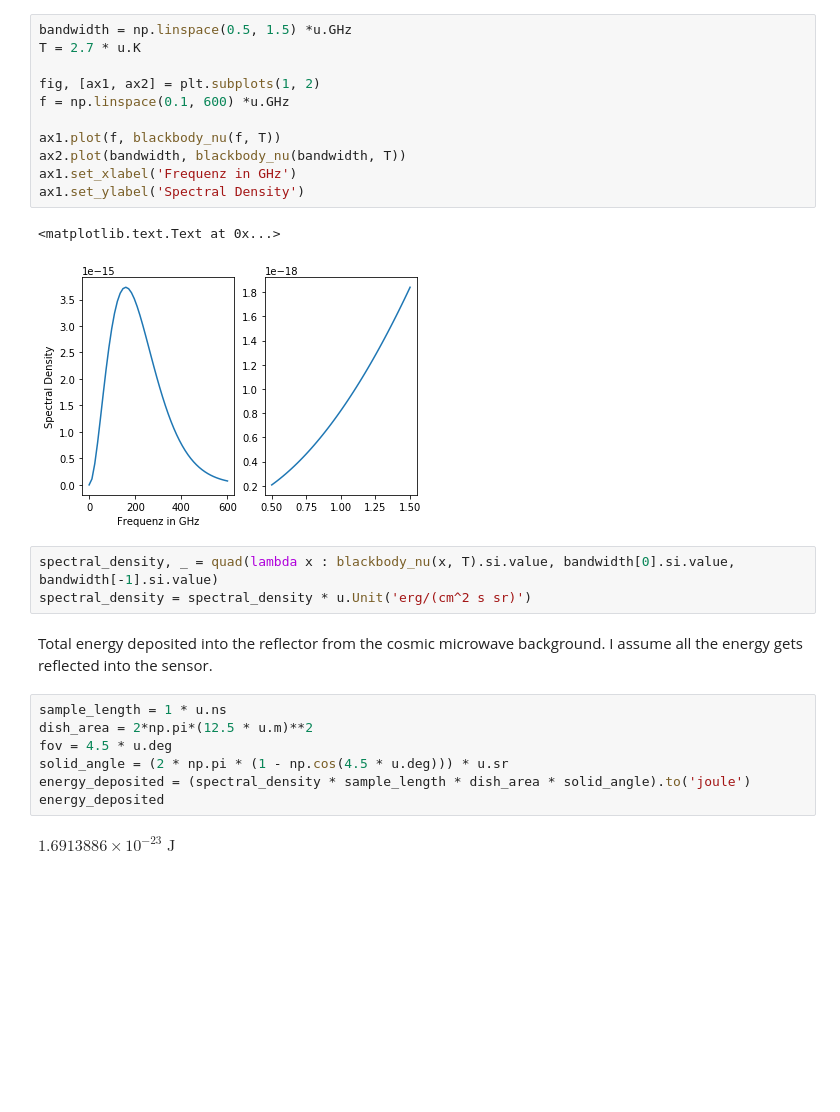
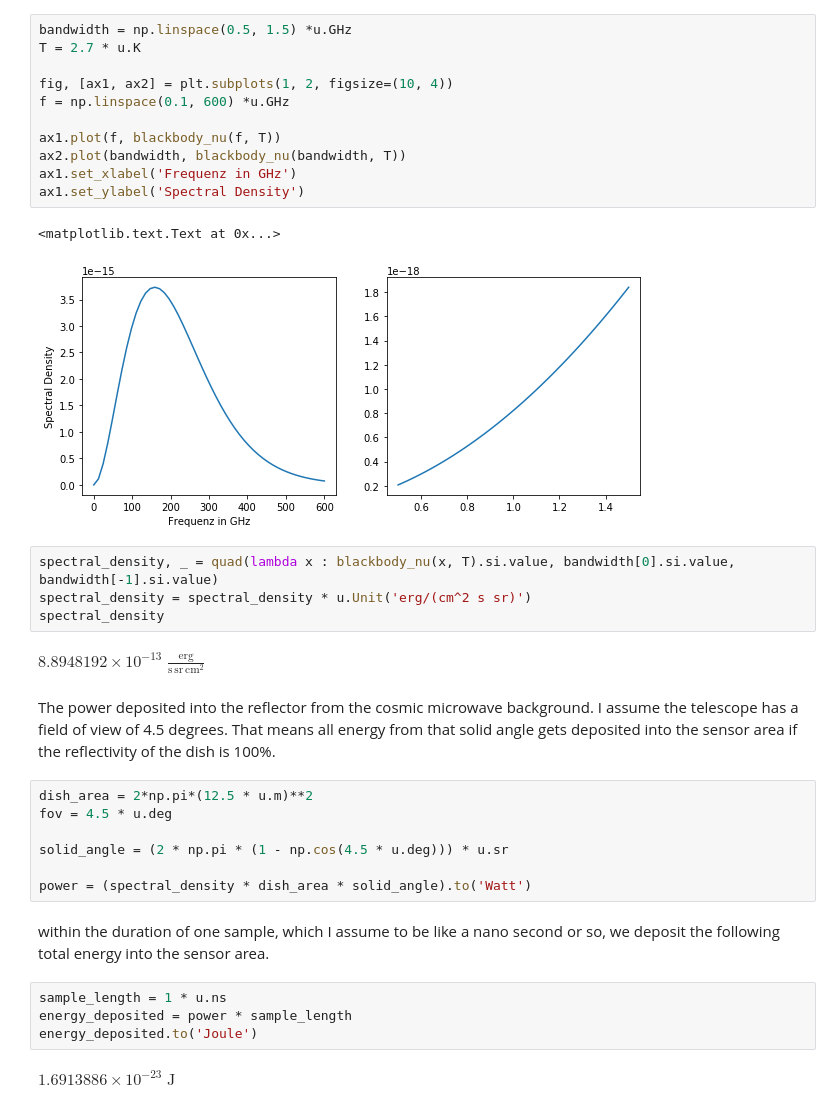
Before and after one commit to imaging-atmospheric-radio-telescope/imaging_atmospheric_radio_telescope, a Jupyter notebook: notebooks/cmb.ipynb, the cells around one changed output. Cells and saved outputs as stored; diff of their text form; blank space fills up the shorter version.

Commit message:
add notebook with a very simplistic background approximation of the cmb

```diff
--- a/notebooks/cmb.ipynb
+++ b/notebooks/cmb.ipynb
@@ -12,29 +36,39 @@ One source of background noise in the antenna of a radio telescope is the blackb
 # %%
 bandwidth = np.linspace(0.5, 1.5) *u.GHz
 T = 2.7 * u.K
 
-fig, [ax1, ax2] = plt.subplots(1, 2)
+fig, [ax1, ax2] = plt.subplots(1, 2, figsize=(10, 4))
 f = np.linspace(0.1, 600) *u.GHz
 
 ax1.plot(f, blackbody_nu(f, T))
 ax2.plot(bandwidth, blackbody_nu(bandwidth, T))
 ax1.set_xlabel('Frequenz in GHz')
 ax1.set_ylabel('Spectral Density')
 # %% [output]
 <matplotlib.text.Text at 0x...>
-[figure, old version]
+[figure, new version]
 # %%
 spectral_density, _ = quad(lambda x : blackbody_nu(x, T).si.value, bandwidth[0].si.value, bandwidth[-1].si.value)
 spectral_density = spectral_density * u.Unit('erg/(cm^2 s sr)')
+spectral_density
+# %% [output]
+$8.8948192 \times 10^{-13} \; \mathrm{\frac{erg}{s\,sr\,cm^{2}}}$
 # %% [markdown]
-Total energy deposited into the reflector from the cosmic microwave background. I assume all the energy gets reflected into the sensor.
+The power deposited into the reflector from the cosmic microwave background.
+I assume the telescope has a field of view of 4.5 degrees. That means all energy from that solid angle gets deposited into the sensor area if the reflectivity of the dish is 100%.
 # %%
-sample_length = 1 * u.ns
 dish_area = 2*np.pi*(12.5 * u.m)**2
 fov = 4.5 * u.deg
+
 solid_angle = (2 * np.pi * (1 - np.cos(4.5 * u.deg))) * u.sr
-energy_deposited = (spectral_density * sample_length * dish_area * solid_angle).to('joule')
-energy_deposited
+
+power = (spectral_density * dish_area * solid_angle).to('Watt')
-# %% [output]
-$1.6913886 \times 10^{-23} \; \mathrm{J}$
+# %% [markdown]
+within the duration of one sample, which I assume to be like a nano second or so, we deposit the following total energy into the sensor area.
+# %%
+sample_length = 1 * u.ns
+energy_deposited = power * sample_length
+energy_deposited.to('Joule')
+# %% [output]
+$1.6913886 \times 10^{-23} \; \mathrm{J}$
 # %% [markdown]
```
Also changed, not shown: parts of 6 cells of this notebook.
